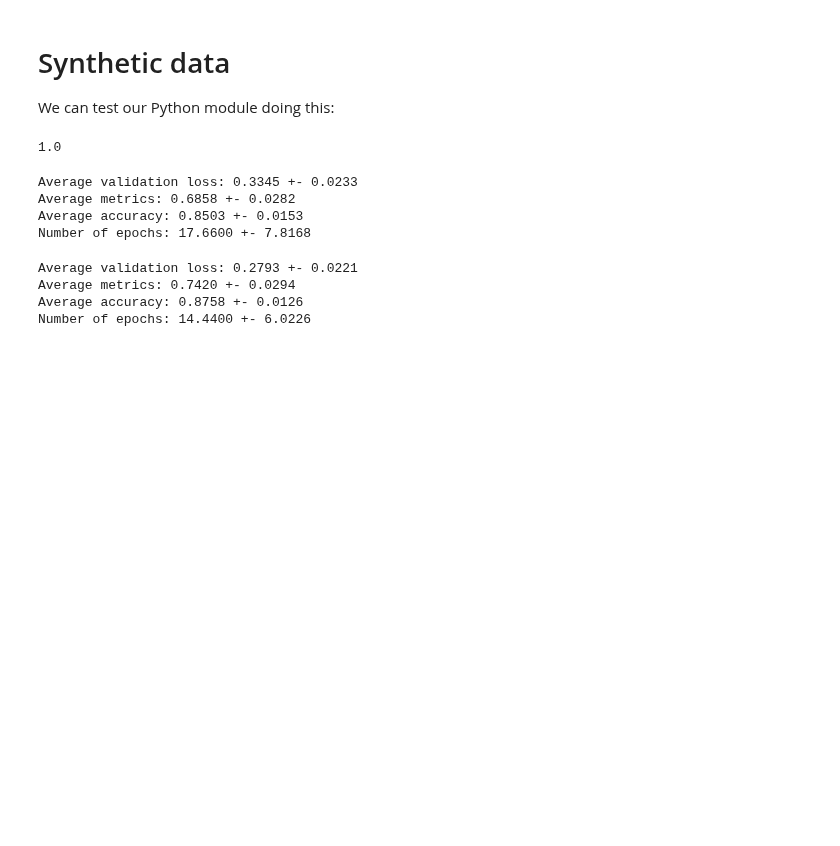
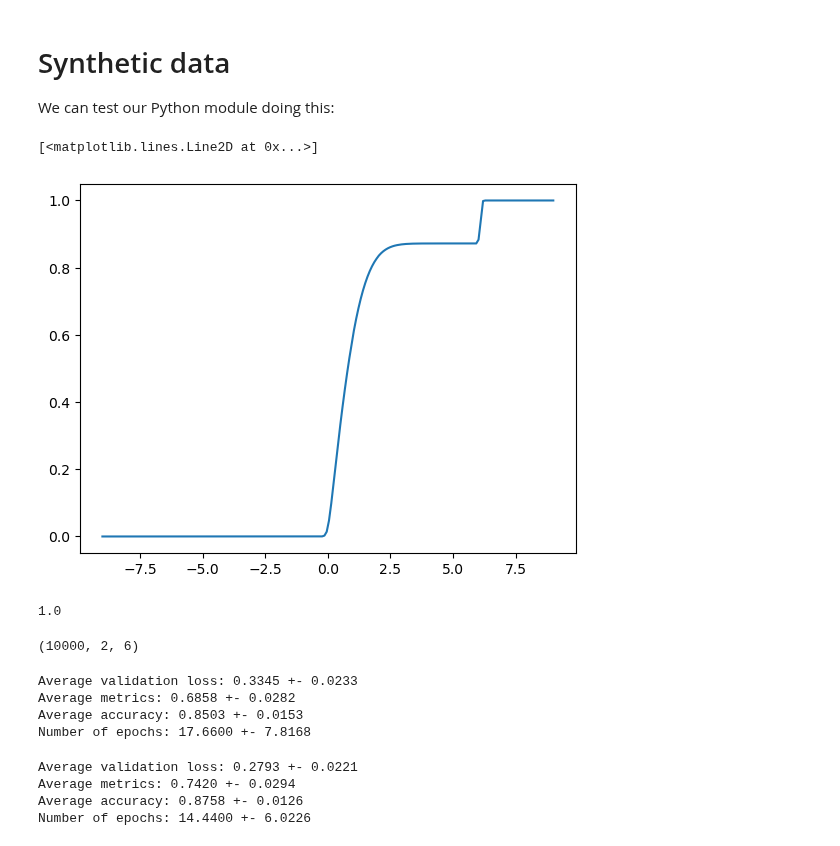
Before and after one commit to marcusGH/edain_paper, a Jupyter notebook: notebooks/synthetic_data.ipynb, the cells around one changed output. Saved outputs shown, nothing was run; the diff lists cells and outputs as text; code cells hidden in the pictures; blank space fills up the shorter version.

```diff
--- a/notebooks/synthetic_data.ipynb
+++ b/notebooks/synthetic_data.ipynb
@@ -85,6 +85,29 @@ for i in range(50):
 # plt.show()
 # fig, _ = plot_hist_with_pdf(X_normal[:, 1, 0], scipy.stats.norm.pdf)
 # plt.show()
+# %%
+from scipy.integrate import cumulative_trapezoid
+
+def cdf_f1(x, A=-10, B=10, n=4000):
+    # cache the integral computation
+    if cdf_f1.Fs is None:
+        xs = np.linspace(A, B, n)
+        Fs = cumulative_trapezoid(f1(xs), xs, initial=0)
+        Fs /= np.max(Fs)
+        cdf_f1.Fs = Fs
+    assert np.all(x > A) and np.all(x < B)
+    # find the appropriate index by bucketing
+    idx = np.array((x - A) * n / (B - A), dtype=np.int32)
+    return cdf_f1.Fs[idx]
+cdf_f1.Fs = None
+
+xs = np.linspace(-9, 9, 200)
+ys = cdf_f1(xs)
+
+plt.plot(xs, ys)
+# %% [output]
+[<matplotlib.lines.Line2D at 0x...>]
+[figure, added]
 # %%
 # sanity check that responses are the same for both datasets
 y1s = norm_datasets[40][1]
@@ -93,6 +116,10 @@ y2s = non_norm_datasets[40][1]
 np.mean(y1s == y2s)
 # %% [output]
 1.0
+# %%
+norm_datasets[0][0].shape
+# %% [output]
+(10000, 2, 6)
 # %%
 from src.lib import experimentation
 from src.models import basic_grunet
```
Also changed, not shown: parts of 4 cells of this notebook, 2 other files.
